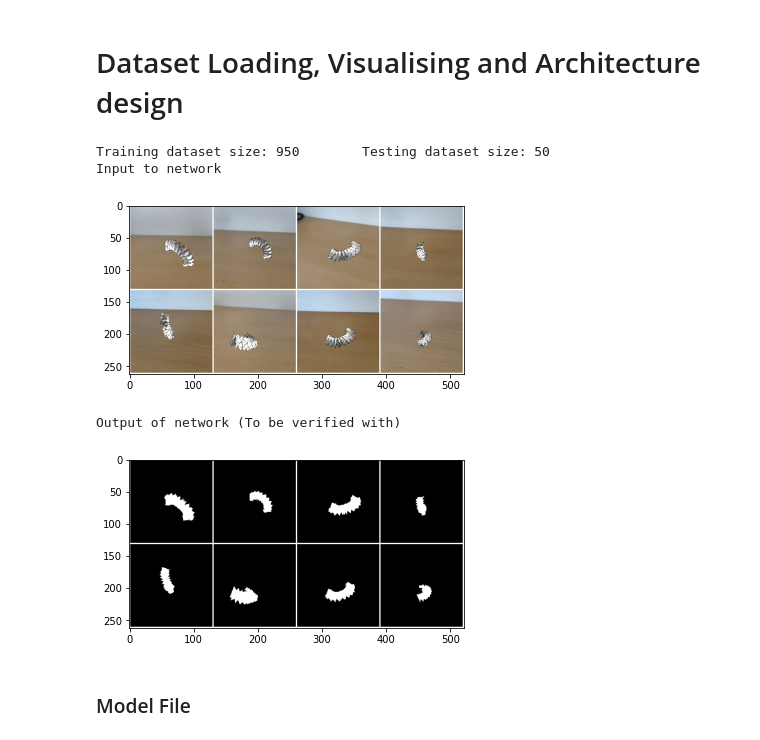
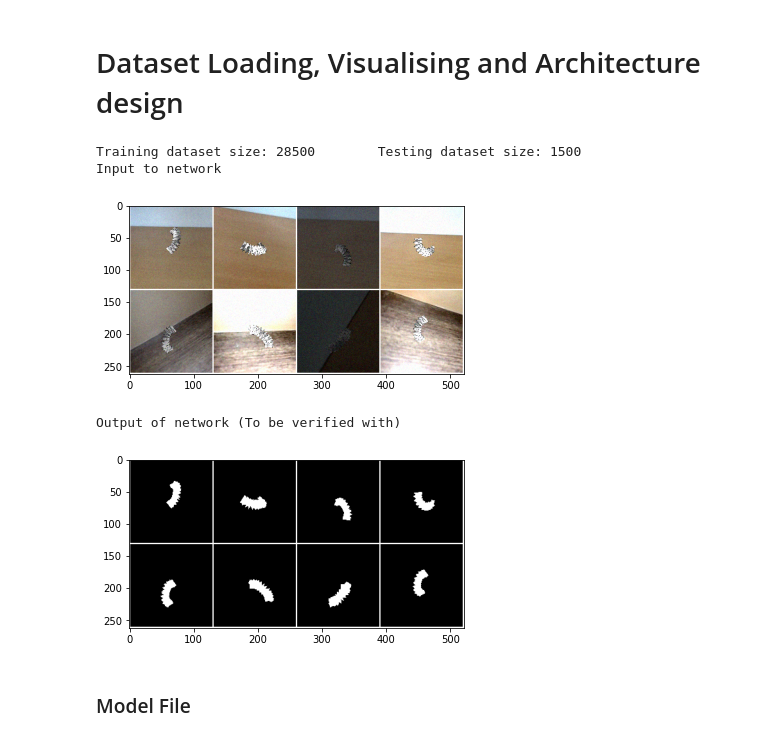
Before and after one commit to take2rohit/scoop_net, a Jupyter notebook: 22_cleaned_resnet_unet.ipynb, the cells around one changed output. Cells and saved outputs as stored; diff of their text form; code cells hidden in the pictures.

```diff
--- a/22_cleaned_resnet_unet.ipynb
+++ b/22_cleaned_resnet_unet.ipynb
@@ -124,6 +124,19 @@ class Resize(object):
                 'augmented':augmented,
                 'dof_vec' : sample['dof_vec'] }
 
+class RandBrightness(object):
+    """add random brightness."""
+
+    def __call__(self, sample):
+        original, augmented = sample['original'], sample['augmented']
+
+        augmented = augmented * np.random.uniform(0.2,1.8)
+        augmented = np.clip(augmented,0,1)
+
+        return {'original': original,
+                'augmented':augmented,
+                'dof_vec' : sample['dof_vec']}
+
 class Normalize(object):
 
     def __call__(self, sample):
@@ -152,7 +165,8 @@ class DataLoadResUnet(Dataset):
         self.orgami_list = [f for f in os.listdir(self.origami_dir) \
          if os.path.isfile(os.path.join(self.origami_dir, f))]
 
-        self.dataset_size=1000
+        # self.dataset_size=1000
+        self.dataset_size = len(self.orgami_list)
 
         self.bg_list = [f for f in os.listdir(self.bg_dir) \
          if os.path.isfile(os.path.join(self.bg_dir, f))]
@@ -185,7 +199,7 @@ class DataLoadResUnet(Dataset):
         bg_img_path = os.path.join(self.bg_dir,
                                 self.bg_list[idx_bg])
 
-        dof_vec = self.dframe[self.dframe['Img_Name']==self.orgami_list[idx][:-4]].values[0]
+        dof_vec = self.dframe[self.dframe['Img_Name']==self.orgami_list[idx]].values[0]
         origami_merged, origami_black_bg = self.merge(greenScreen_origami_path,bg_img_path)
 
         sample = {'augmented': origami_merged,
@@ -197,20 +211,20 @@ class DataLoadResUnet(Dataset):
 
         return sample
 # %%
-train_batch_size = 32
-test_batch_size = 32
+train_batch_size = 64
+test_batch_size = 64
 split_percent = 0.95
 
-origami_dataset_dir = "/content/OrigamiDataset/Omega"
+origami_dataset_dir = "/content/OrigamiDataset/Omega/omega"
 random_background_dir = '/content/OrigamiDataset/BackgroundImages'
-csv_dir = '/content/OrigamiDataset/pose_data.csv'
+csv_dir = '/content/OrigamiDataset/Omega/omega_pose.csv'
 
 use_cuda = torch.cuda.is_available()
 device = torch.device("cuda" if use_cuda else "cpu")
 kwargs = {'num_workers': 1, 'pin_memory': True} if use_cuda else {}
 
-trns = transforms.Compose([Resize((128,128)),Normalize()
-                            ,ToTensor()])
+trns = transforms.Compose([Resize((128,128)),Normalize(), RandBrightness(),
+                           AddNoise(0,0.001),ToTensor()])
 
 origami = DataLoadResUnet(origami_dataset_dir,random_background_dir,
                                 csv_dir, transform=trns)
@@ -221,37 +235,37 @@ train_dataset, test_dataset = torch.utils.data.random_split(origami, [train_size
 
 train_loader = DataLoader(train_dataset, batch_size=train_batch_size,
                             shuffle=True,**kwargs)
 
 test_loader = DataLoader(test_dataset, batch_size=test_batch_size,
                             shuffle=True,**kwargs)
 
 print(f'Training dataset size: {len(train_dataset)} \
        Testing dataset size: {len(test_dataset)}')
 
 
 iterator = iter(train_loader)
 sample = iterator.next()
 
 augmented,original, dof_vec = sample['augmented'],sample['original'], sample['dof_vec']
 
 def imshow(img, images_show = 8):
     kwargs =  {'nrow':4, "padding":2, "pad_value":1}
     img = torchvision.utils.make_grid(img[:images_show,:], **kwargs)
     npimg = img.numpy()
     npimg = np.transpose(npimg, (1, 2, 0))
     plt.imshow(npimg)
     plt.show()
 
 print('Input to network')
 imshow(augmented)
 print('Output of network (To be verified with)')
 imshow(original)
 # %% [output]
-Training dataset size: 950        Testing dataset size: 50
+Training dataset size: 28500        Testing dataset size: 1500
 Input to network
-[figure, old version]
+[figure, new version]
 Output of network (To be verified with)
-[figure, old version]
+[figure, new version]
 # %% [markdown]
 ### Model File
 # %%
```
Also changed, not shown: parts of 11 cells of this notebook.
